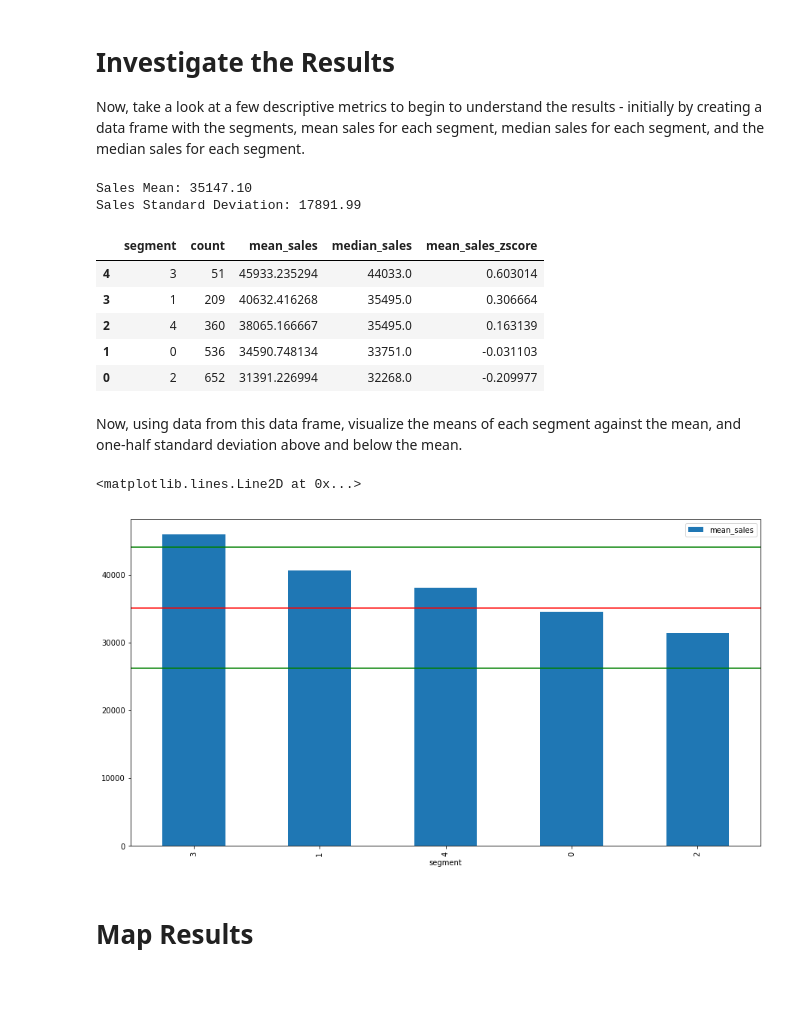
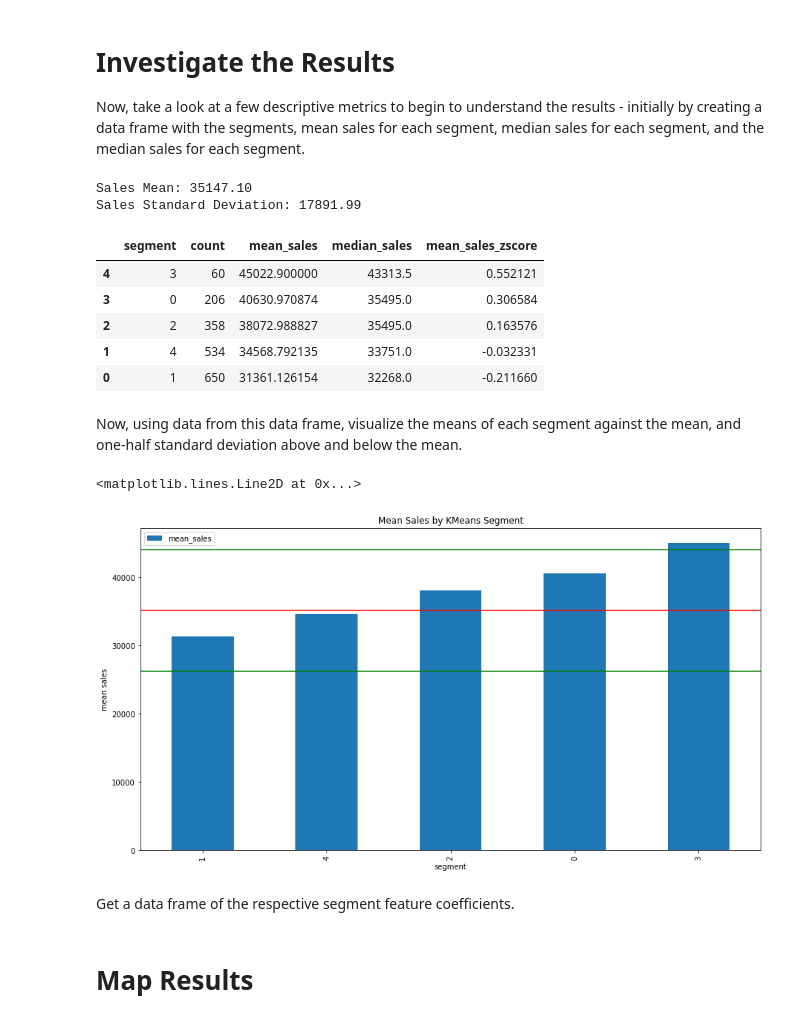
Before and after one commit to knu2xs/arcgis-machine-learning-demonstrations, a Jupyter notebook: Retrieve Data as Pandas Data Frame - SciKit Learn KMeans.ipynb, the cells around one changed output. Saved outputs shown, nothing was run; the diff lists cells and outputs as text; code cells hidden in the pictures; blank space fills up the shorter version.

```diff
--- a/Retrieve Data as Pandas Data Frame - SciKit Learn KMeans.ipynb
+++ b/Retrieve Data as Pandas Data Frame - SciKit Learn KMeans.ipynb
@@ -78,7 +80,7 @@ import numpy as np
 # %% [markdown]
 Create the KMeans clusterer, specifying it to create five clusters, or segments.
 # %%
-kmcluster = KMeans(n_clusters=5)
+km = KMeans(n_clusters=5)
 # %% [markdown]
 Use the `fit_predict` method to create the clusters using just the numeric fields - not including the OID and sales fields.
 # %%
@@ -87,6 +89,6 @@ fields_independent = df_dependent.columns  # save for later
 field_name_dependent = 'SALESVOL' # keep track of this as well
 # %%
-df['segment'] = kmcluster.fit_predict(df.select_dtypes(include=[np.number]).drop(['OBJECTID', 'SALESVOL'], axis=1))
+df['segment'] = km.fit_predict(df.select_dtypes(include=[np.number]).drop(['OBJECTID', 'SALESVOL'], axis=1))
 # %% [markdown]
 # Investigate the Results
 
@@ -108,21 +110,26 @@ df_summary
 Sales Mean: 35147.10
 Sales Standard Deviation: 17891.99
 |  | segment | count | mean_sales | median_sales | mean_sales_zscore |
-| 4 | 3 | 51 | 45933.235294 | 44033.0 | 0.603014 |
-| 3 | 1 | 209 | 40632.416268 | 35495.0 | 0.306664 |
-| 2 | 4 | 360 | 38065.166667 | 35495.0 | 0.163139 |
-| 1 | 0 | 536 | 34590.748134 | 33751.0 | -0.031103 |
-| 0 | 2 | 652 | 31391.226994 | 32268.0 | -0.209977 |
+| 4 | 3 | 60 | 45022.900000 | 43313.5 | 0.552121 |
+| 3 | 0 | 206 | 40630.970874 | 35495.0 | 0.306584 |
+| 2 | 2 | 358 | 38072.988827 | 35495.0 | 0.163576 |
+| 1 | 4 | 534 | 34568.792135 | 33751.0 | -0.032331 |
+| 0 | 1 | 650 | 31361.126154 | 32268.0 | -0.211660 |
 # %% [markdown]
 Now, using data from this data frame, visualize the means of each segment against the mean, and one-half standard deviation above and below the mean.
 # %%
-axs = df_summary.plot.bar(y='mean_sales', x='segment', figsize=(15, 8))
-axs.axhline(y=df.SALESVOL.mean(), color='r') # add the mean for reference
-axs.axhline(y=df.SALESVOL.mean() - df.SALESVOL.std() * 0.5, color='g')
-axs.axhline(y=df.SALESVOL.mean() + df.SALESVOL.std() * 0.5, color='g')
+ax = df_summary.sort_values('mean_sales').plot.bar(y='mean_sales', x='segment', figsize=(15, 8))
+ax.set_ylabel('mean sales')
+ax.set_title('Mean Sales by KMeans Segment')
+
+ax.axhline(y=df.SALESVOL.mean(), color='r') # add the mean for reference
+ax.axhline(y=df.SALESVOL.mean() - df.SALESVOL.std() * 0.5, color='g')
+ax.axhline(y=df.SALESVOL.mean() + df.SALESVOL.std() * 0.5, color='g')
 # %% [output]
 <matplotlib.lines.Line2D at 0x...>
-[figure, old version]
+[figure, new version]
+# %% [markdown]
+Get a data frame of the respective segment feature coefficients.
 # %% [markdown]
 # Map Results
 # %% [markdown]
```
Also changed, not shown: parts of 6 cells of this notebook, 1 other file.
